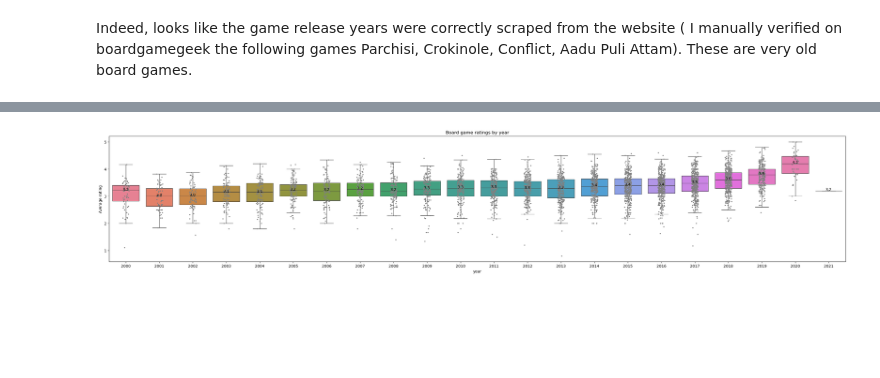
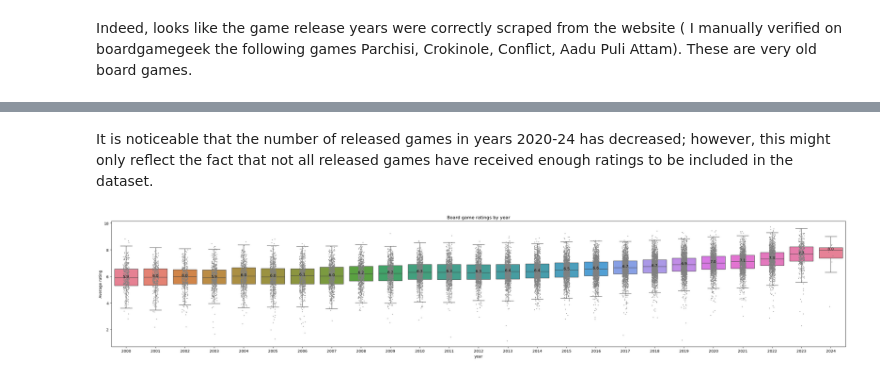
Before and after one commit to Katsiaryna-B/BoardGames, a Jupyter notebook: BG_analysis/BG.ipynb, the cells around one changed output, grey strips where cells are left out. Drawn from its saved outputs; the diff is of its cells as text; code cells hidden in the pictures; blank space fills up the shorter version.

```diff
--- a/BG_analysis/BG.ipynb
+++ b/BG_analysis/BG.ipynb
@@ -83,4 +95,5 @@ memory usage: 14.2+ MB
 # %%
 df_filtered = df[~df['year'].isna()]
-df_filtered.isna().sum()
+df_filtered = df_filtered[~df_filtered['avg_rating'].isna()]
+df_filtered.shape[0]
 # %% [output]
@@ -103,4 +101,2 @@ dtype: int64
 # %%
-df_filtered['year'] = df_filtered['year'].fillna(0)
-df_filtered['year'] = df_filtered['year'].astype(int)
-df_filtered.sample(5)
+df_filtered['year'] = df_filtered.loc[:, 'year'].astype(int)
@@ -216,5 +213,5 @@ As shown on the barplot above, there is a noticeble increase in board games rele
 # %%
-#to filter only rows where avg rating is present and number of votes is > 4, after year 2000
-df2000 = df_filtered[(~df_filtered['avg_rating'].isna()) & (df_filtered['num_votes']>4) & (df_filtered['year']>=2000)]
+#to filter only rows where avg rating is present and number of votes is > 20, after year 2000
+df2000 = df_filtered[(~df_filtered['avg_rating'].isna()) & (df_filtered['num_votes']>20) & (df_filtered['year']>=2000)]
 df2000.shape
 # %% [output]
@@ -221,0 +219,9 @@ df2000.shape
+# %%
+count_year = df2000.groupby('year')['name'].count().to_frame()
+sns.set_palette('husl')
+plt.figure(figsize=(15, 6))
+sns.barplot(data=count_year, x = 'year', y = 'name')
+plt.xticks(rotation=45, ha ='right', size = 5)
+plt.ylabel('Number of board games')
+plt.title('Board game release by year')
+plt.show()
@@ -222,14 +230,16 @@ df2000.shape
+# %% [markdown]
+It is noticeable that the number of released games in years 2020-24 has decreased; however, this might only reflect the fact that not all released games have received enough ratings to be included in the dataset.
 # %%
 plt.figure(figsize=(35, 6))
 sns.boxplot(data=df2000, y = 'avg_rating', x='year', hue = 'year', palette = 'husl', legend = False, showfliers = False)
-sns.stripplot(data=df2000, y = 'avg_rating', x='year', size = 3, color = 'grey')
+sns.stripplot(data=df2000, y = 'avg_rating', x='year', size = 2, color = 'grey')
 plt.ylabel('Average rating')
 plt.title('Board game ratings by year')
 
 medians = df2000.groupby(['year'])['avg_rating'].median().values
 for xtick in plt.gca().get_xticks():
     plt.text(xtick, medians[xtick], f'{medians[xtick]:.1f}',
              horizontalalignment='center', size='medium', color='black')
 plt.show()
 # %% [output]
-[figure, old version]
+[figure, new version]
```
Also changed, not shown: parts of 39 cells of this notebook.
